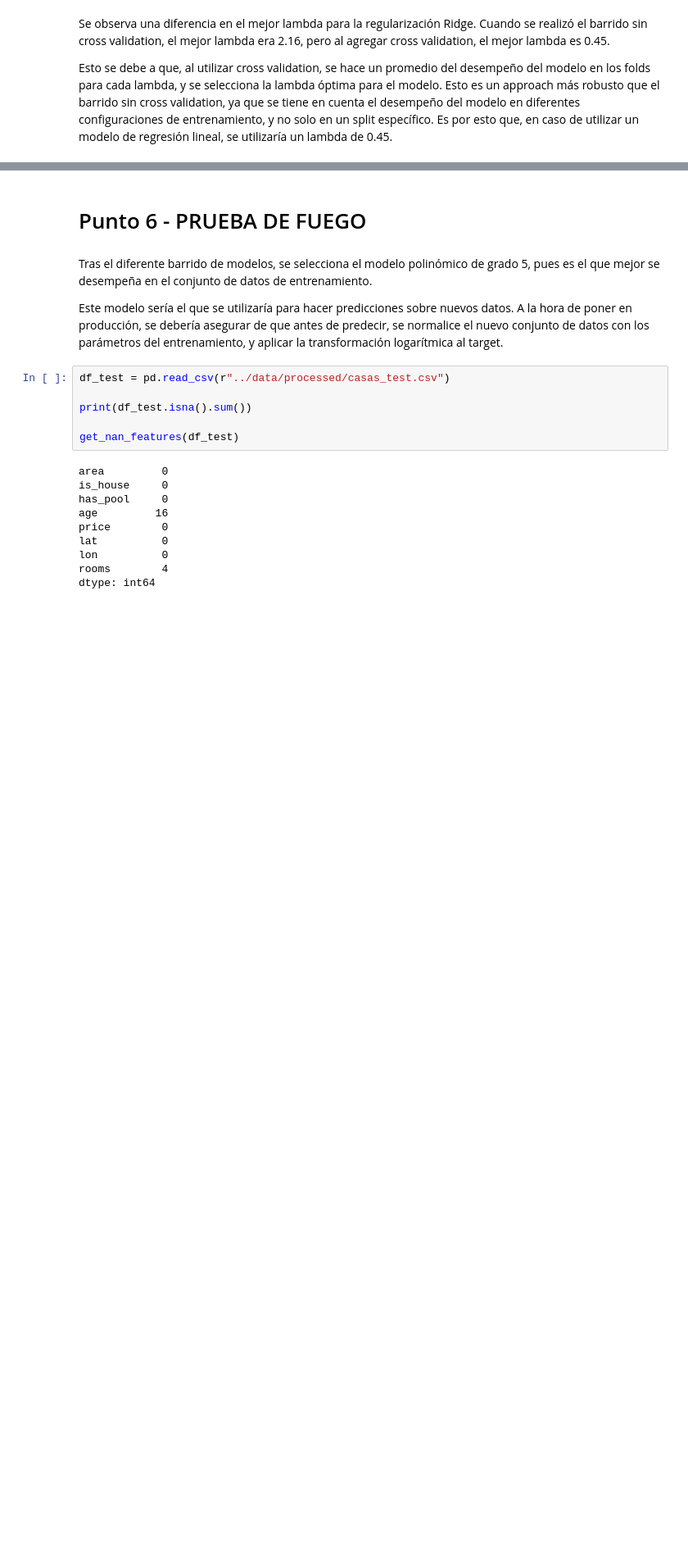
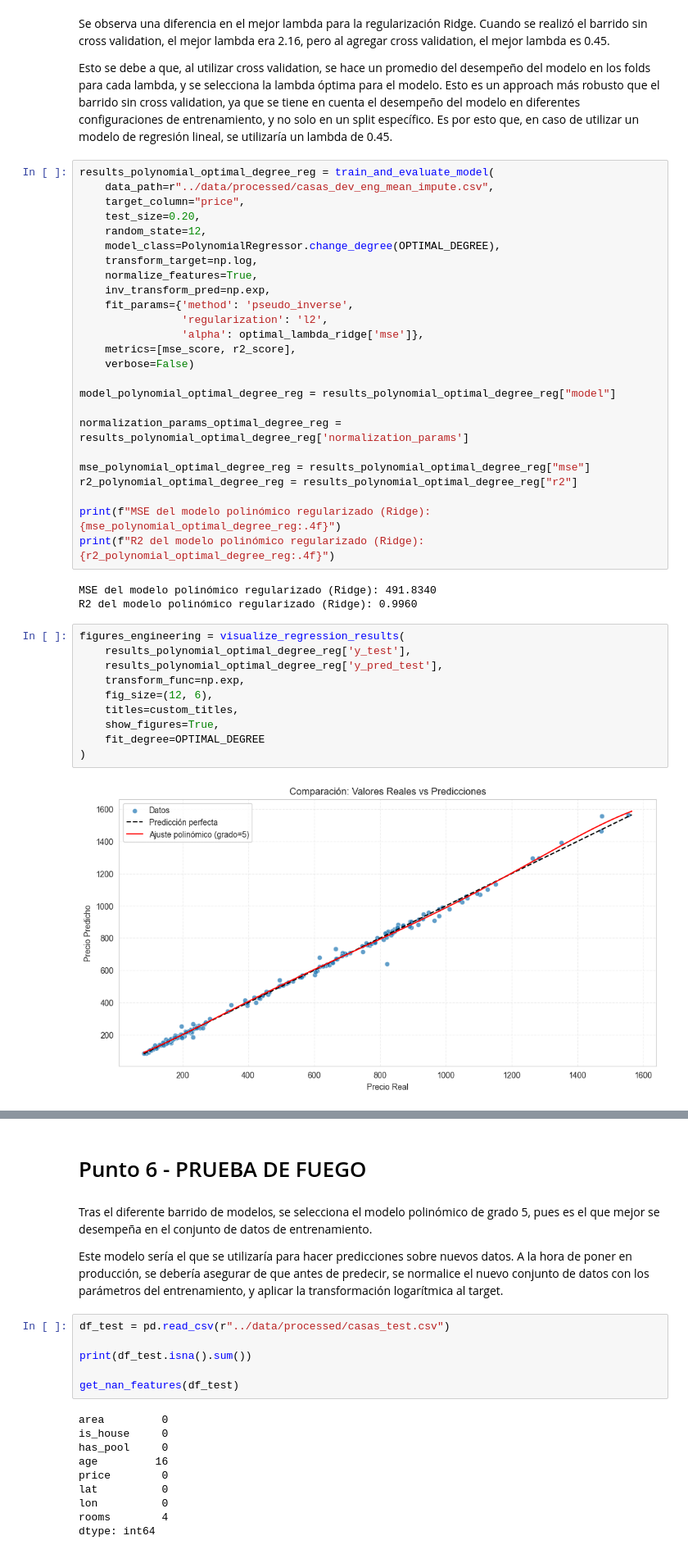
Before and after one commit to frizynn/tp1-machine-learning, a Jupyter notebook: src/Entrega_Tp1.ipynb, the cells around one changed output, grey strips where cells are left out. Shown at 82% size. Drawn from its saved outputs; the diff is of its cells as text; blank space fills up the shorter version.

```diff
--- a/src/Entrega_Tp1.ipynb
+++ b/src/Entrega_Tp1.ipynb
@@ -1039,3 +1025,43 @@ Mejor λ según MSE: 0.452261, MSE mínimo: 3468.939474
 Se observa una diferencia en el mejor lambda para la regularización Ridge. Cuando se realizó el barrido sin cross validation, el mejor lambda era 2.16, pero al agregar cross validation, el mejor lambda es 0.45.
 
 Esto se debe a que, al utilizar cross validation, se hace un promedio del desempeño del modelo en los folds para cada lambda, y se selecciona la lambda óptima para el modelo. Esto es un approach más robusto que el barrido sin cross validation, ya que se tiene en cuenta el desempeño del modelo en diferentes configuraciones de entrenamiento, y no solo en un split específico. Es por esto que, en caso de utilizar un modelo de regresión lineal, se utilizaría un lambda de 0.45.
+# %%
+results_polynomial_optimal_degree_reg = train_and_evaluate_model(
+    data_path=r"../data/processed/casas_dev_eng_mean_impute.csv",
+    target_column="price",
+    test_size=0.20,
+    random_state=12,
+    model_class=PolynomialRegressor.change_degree(OPTIMAL_DEGREE),
+    transform_target=np.log,
+    normalize_features=True,
+    inv_transform_pred=np.exp,
+    fit_params={'method': 'pseudo_inverse',
+                'regularization': 'l2',
+                'alpha': optimal_lambda_ridge['mse']},
+    metrics=[mse_score, r2_score],
+    verbose=False)
+
+model_polynomial_optimal_degree_reg = results_polynomial_optimal_degree_reg["model"]
+
+normalization_params_optimal_degree_reg = results_polynomial_optimal_degree_reg['normalization_params']
+
+mse_polynomial_optimal_degree_reg = results_polynomial_optimal_degree_reg["mse"]
+r2_polynomial_optimal_degree_reg = results_polynomial_optimal_degree_reg["r2"]
+
+print(f"MSE del modelo polinómico regularizado (Ridge): {mse_polynomial_optimal_degree_reg:.4f}")
+print(f"R2 del modelo polinómico regularizado (Ridge): {r2_polynomial_optimal_degree_reg:.4f}")
+# %% [output]
+MSE del modelo polinómico regularizado (Ridge): 491.8340
+R2 del modelo polinómico regularizado (Ridge): 0.9960
+# %%
+figures_engineering = visualize_regression_results(
+    results_polynomial_optimal_degree_reg['y_test'],
+    results_polynomial_optimal_degree_reg['y_pred_test'],
+    transform_func=np.exp,
+    fig_size=(12, 6),
+    titles=custom_titles,
+    show_figures=True,
+    fit_degree=OPTIMAL_DEGREE
+)
+# %% [output]
+[figure, added]
```
Also changed, not shown: parts of 8 cells of this notebook, 2 other files.
